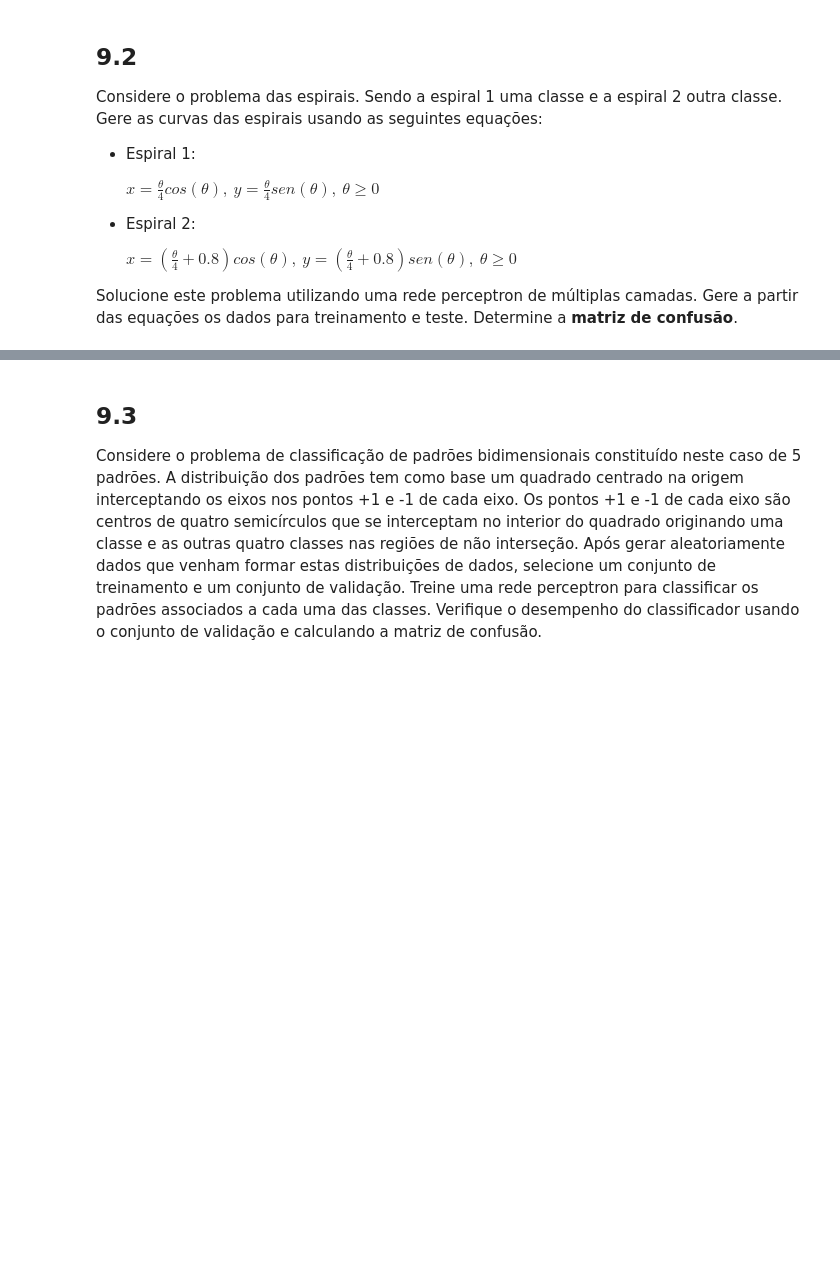
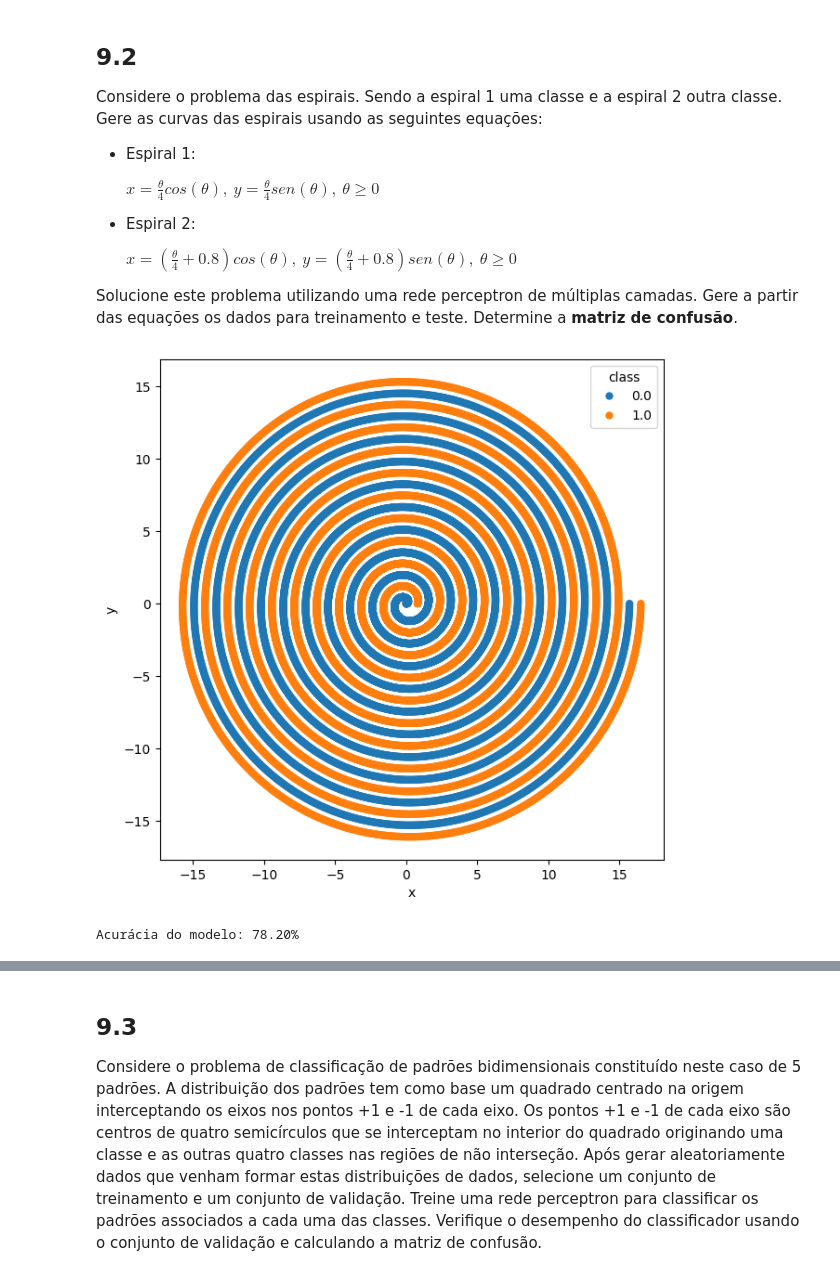
Before and after one commit to thiagotheiry05/Discicplinas-do-Mestrado, a Jupyter notebook: REDES NEURAIS E DEEP LEARNING/UNIDADE1/Questão9Lista1.ipynb, the cells around one changed output, grey strips where cells are left out. Saved outputs shown, nothing was run; the diff lists cells and outputs as text; code cells hidden in the pictures; blank space fills up the shorter version.

```diff
--- a/REDES NEURAIS E DEEP LEARNING/UNIDADE1/Questão9Lista1.ipynb
+++ b/REDES NEURAIS E DEEP LEARNING/UNIDADE1/Questão9Lista1.ipynb
@@ -205,0 +157,68 @@ conf_matrix = confusion_matrix(y_test, y_pred)
+# %%
+import numpy as np
+import pandas as pd
+import matplotlib.pyplot as plt
+import seaborn as sns
+from mlxtend.plotting import plot_decision_regions
+from sklearn.neural_network  import MLPClassifier
+from sklearn.model_selection import train_test_split
+from sklearn.metrics         import confusion_matrix
+from mlxtend.plotting        import plot_decision_regions
+
+# Função para gerar os dados das espirais
+def generate_spiral_data(num_points):
+    theta = np.linspace(0, 20 * np.pi, num_points)
+
+    x0 = (theta / 4) * np.cos(theta)
+    y0 = (theta / 4) * np.sin(theta)
+
+    x1 = ((theta / 4) + 0.8) * np.cos(theta)
+    y1 = ((theta / 4) + 0.8) * np.sin(theta)
+
+    x = np.concatenate([x0, x1])
+    y = np.concatenate([y0, y1])
+    classes = np.concatenate([np.zeros(len(x0)), np.ones(len(x1))])
+
+    data = pd.DataFrame({
+        "x": x,
+        "y": y,
+        "class": classes
+    })
+
+    return data
+
+# Gerar dados das espirais
+data = generate_spiral_data(10000)
+
+# Plotar os dados
+plt.figure(figsize=(7, 7))
+sns.scatterplot(data=data, x="x", y="y", hue="class", sizes=1, linewidth=0)
+plt.show()
+# %% [output]
+[figure, added]
+# %%
+X_train, X_test, y_train, y_test = train_test_split(data[["x", "y"]], data["class"], test_size=0.2, random_state=42, stratify=data["class"])
+
+# Inicializar o classificador MLP
+mlp = MLPClassifier(
+    hidden_layer_sizes=(50, 100, 150, 100, 50),
+    activation="relu",
+    solver="adam",
+    learning_rate="adaptive",
+    max_iter=1500,
+    alpha=0.0001,
+    random_state=42,
+    tol=1e-7
+)
+
+# Treinar o classificador
+mlp.fit(X_train, y_train)
+
+# Prever as classes para os dados de teste
+y_pred = mlp.predict(X_test)
+
+# Calcular a acurácia do modelo
+accuracy = mlp.score(X_test, y_test)
+print(f"Acurácia do modelo: {accuracy * 100:.2f}%")
+# %% [output]
+Acurácia do modelo: 78.20%
```
Also changed, not shown: parts of 15 cells of this notebook.
